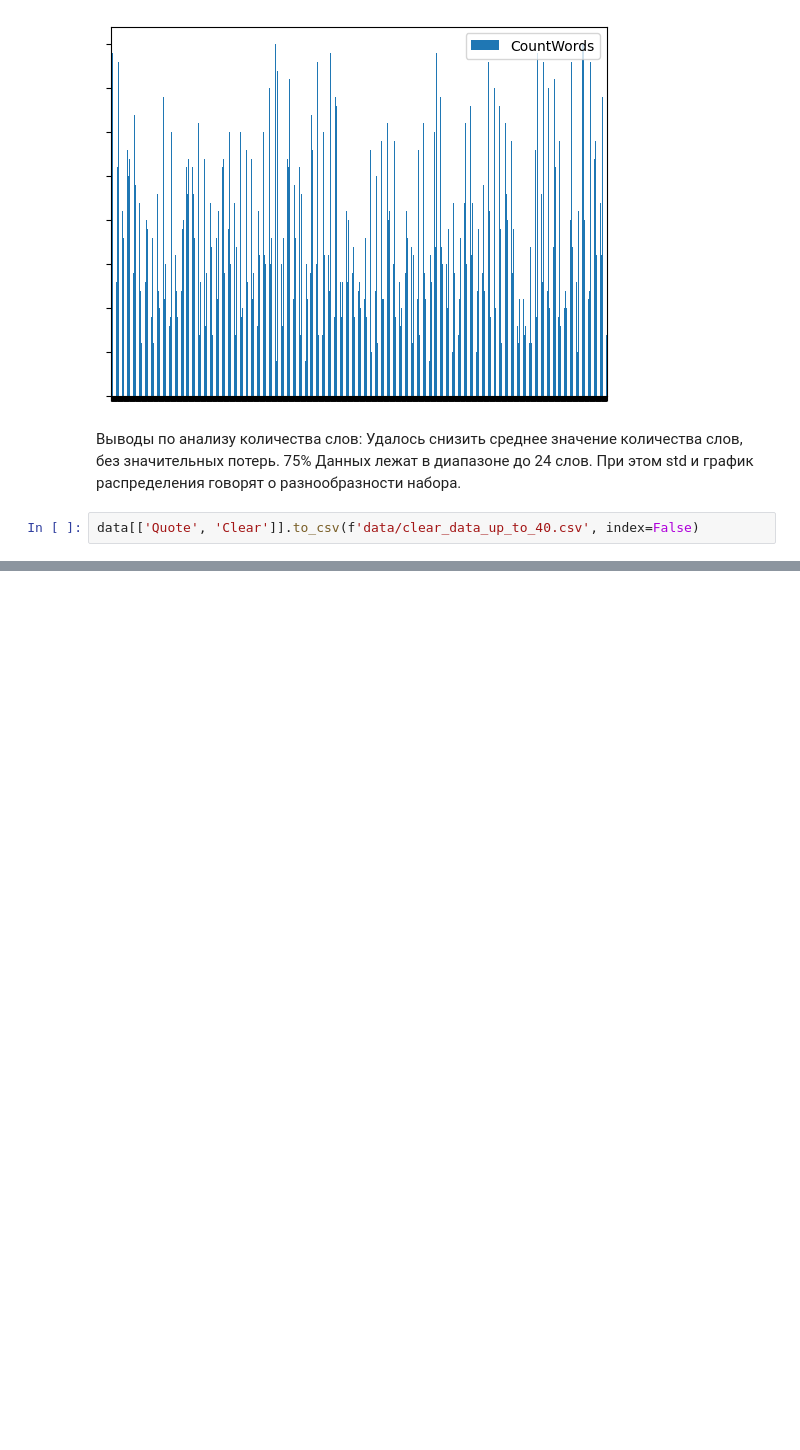
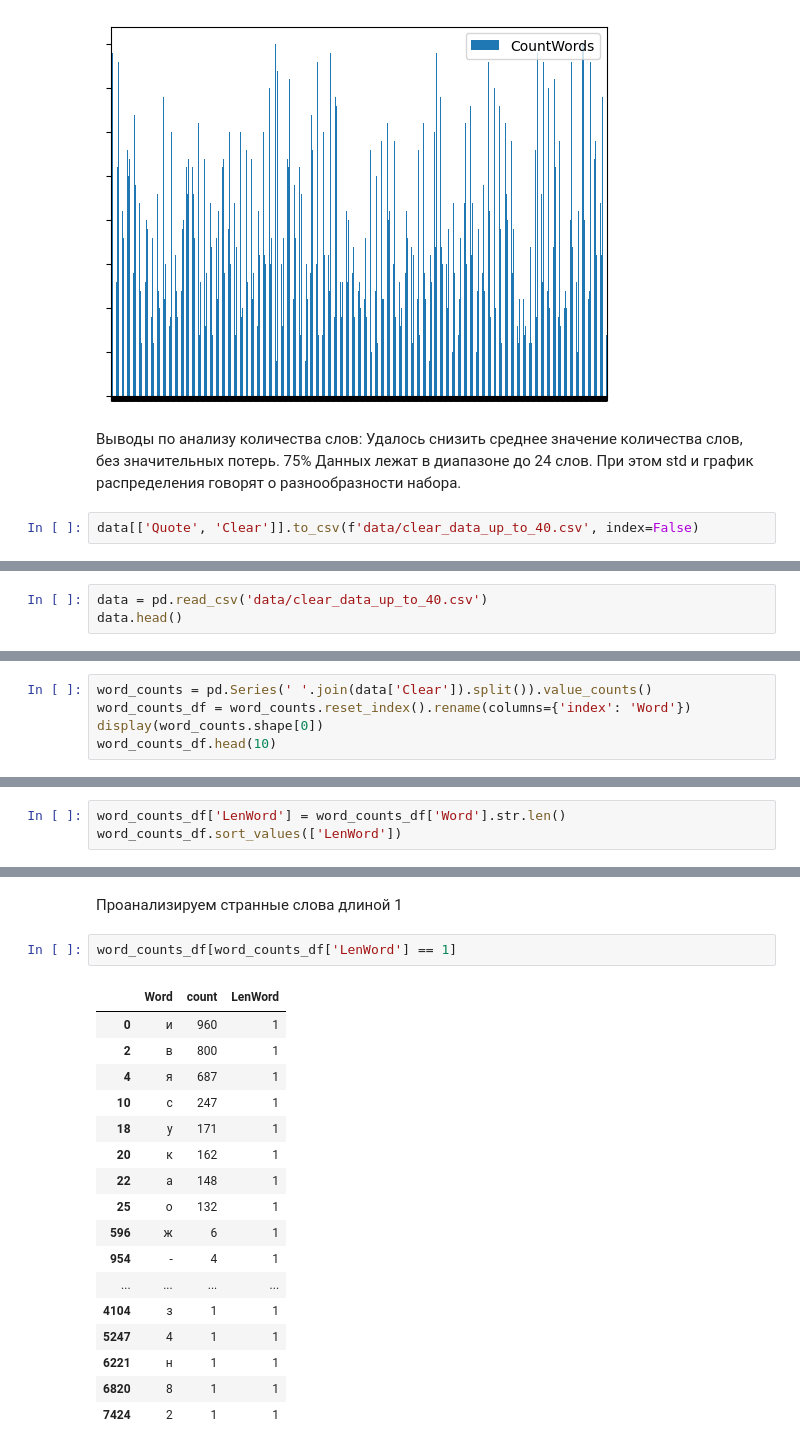
Before and after one commit to 0neF0rA11/ChatBot, a Jupyter notebook: prototype.ipynb, the cells around one changed output, grey strips where cells are left out. Saved outputs shown, nothing was run; the diff lists cells and outputs as text; blank space fills up the shorter version.

```diff
--- a/prototype.ipynb
+++ b/prototype.ipynb
@@ -210,0 +213,3 @@ data[['Quote', 'Clear']].to_csv(f'data/clear_data_up_to_40.csv', index=False)
+# %%
+data = pd.read_csv('data/clear_data_up_to_40.csv')
+data.head()
@@ -210,0 +223,5 @@ data[['Quote', 'Clear']].to_csv(f'data/clear_data_up_to_40.csv', index=False)
+# %%
+word_counts = pd.Series(' '.join(data['Clear']).split()).value_counts()
+word_counts_df = word_counts.reset_index().rename(columns={'index': 'Word'})
+display(word_counts.shape[0])
+word_counts_df.head(10)
@@ -210,0 +241,3 @@ data[['Quote', 'Clear']].to_csv(f'data/clear_data_up_to_40.csv', index=False)
+# %%
+word_counts_df['LenWord'] = word_counts_df['Word'].str.len()
+word_counts_df.sort_values(['LenWord'])
@@ -210,0 +258,22 @@ data[['Quote', 'Clear']].to_csv(f'data/clear_data_up_to_40.csv', index=False)
+# %% [markdown]
+Проанализируем странные слова длиной 1
+# %%
+word_counts_df[word_counts_df['LenWord'] == 1]
+# %% [output]
+|  | Word | count | LenWord |
+| 0 | и | 960 | 1 |
+| 2 | в | 800 | 1 |
+| 4 | я | 687 | 1 |
+| 10 | с | 247 | 1 |
+| 18 | у | 171 | 1 |
+| 20 | к | 162 | 1 |
+| 22 | а | 148 | 1 |
+| 25 | о | 132 | 1 |
+| 596 | ж | 6 | 1 |
+| 954 | - | 4 | 1 |
+| ... | ... | ... | ... |
+| 4104 | з | 1 | 1 |
+| 5247 | 4 | 1 | 1 |
+| 6221 | н | 1 | 1 |
+| 6820 | 8 | 1 | 1 |
+| 7424 | 2 | 1 | 1 |
```
Also changed, not shown: parts of 8 cells of this notebook.
